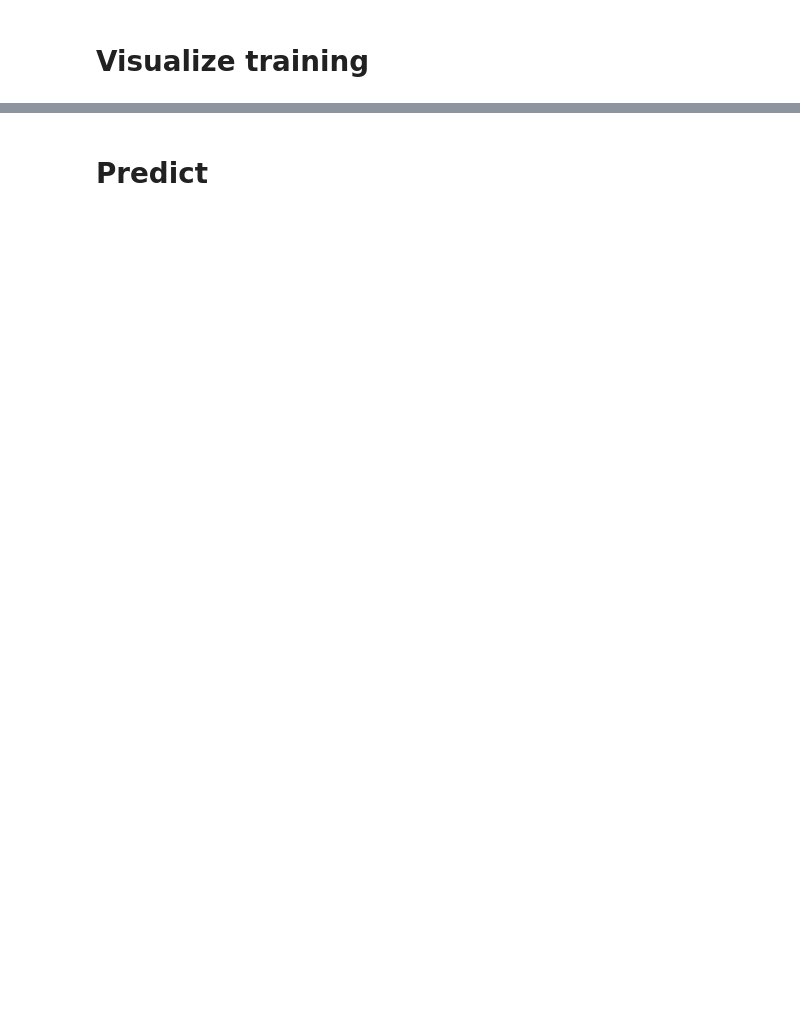
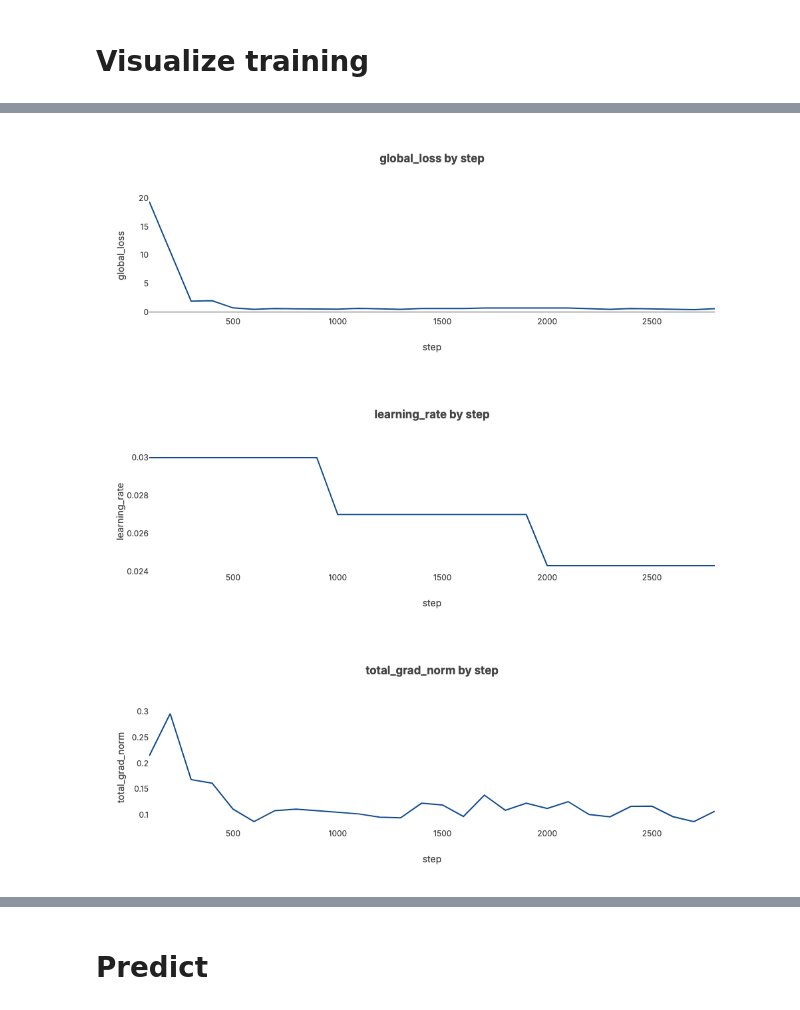
Before and after one commit to dvquy13/reco-algo, a Jupyter notebook: notebooks/lightgcn.ipynb, the cells around one changed output, grey strips where cells are left out. Saved outputs shown, nothing was run; the diff lists cells and outputs as text; code cells hidden in the pictures; blank space fills up the shorter version.

```diff
--- a/notebooks/lightgcn.ipynb
+++ b/notebooks/lightgcn.ipynb
@@ -411,24 +321,10 @@ epoch_metrics_df
 # %%
-def plot_metric(df, index='step', col: str = None, color=None):
-    # Create the plot
-    cols = [index, col]
-    if color:
-        cols.append(color)
-    fig = px.line(
-        df[cols].dropna(),
-        x=index,
-        y=col,
-        color=color,
-        labels={'x': index, 'y': col},
-        title=f'{col} by {index}',
-    )
-
-    if color:
-        fig.update_layout(showlegend=True)
-
-    fig.show()
+from src.eval import plot_metric, plot_train_vs_val_loss
 
 plot_metric(step_metrics_df, col='global_loss')
 plot_metric(step_metrics_df, col='learning_rate')
 plot_metric(step_metrics_df, col='total_grad_norm')
-plot_metric(epoch_metrics_df, index='epoch', col='value', color='loss_type')
+# %% [output]
+[figure, added]
+[figure, added]
+[figure, added]
```
Also changed, not shown: parts of 14 cells of this notebook, 5 other files.
